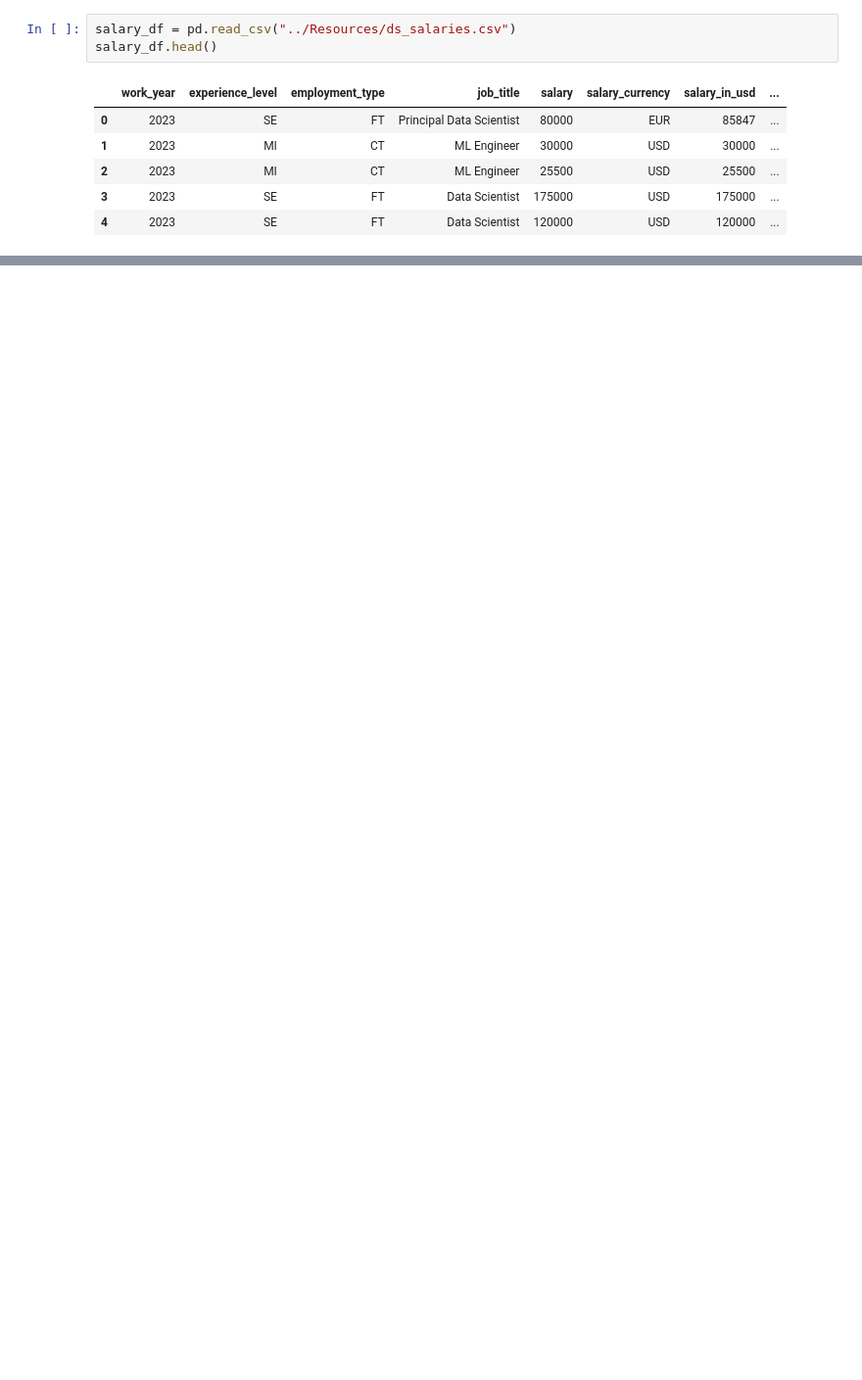
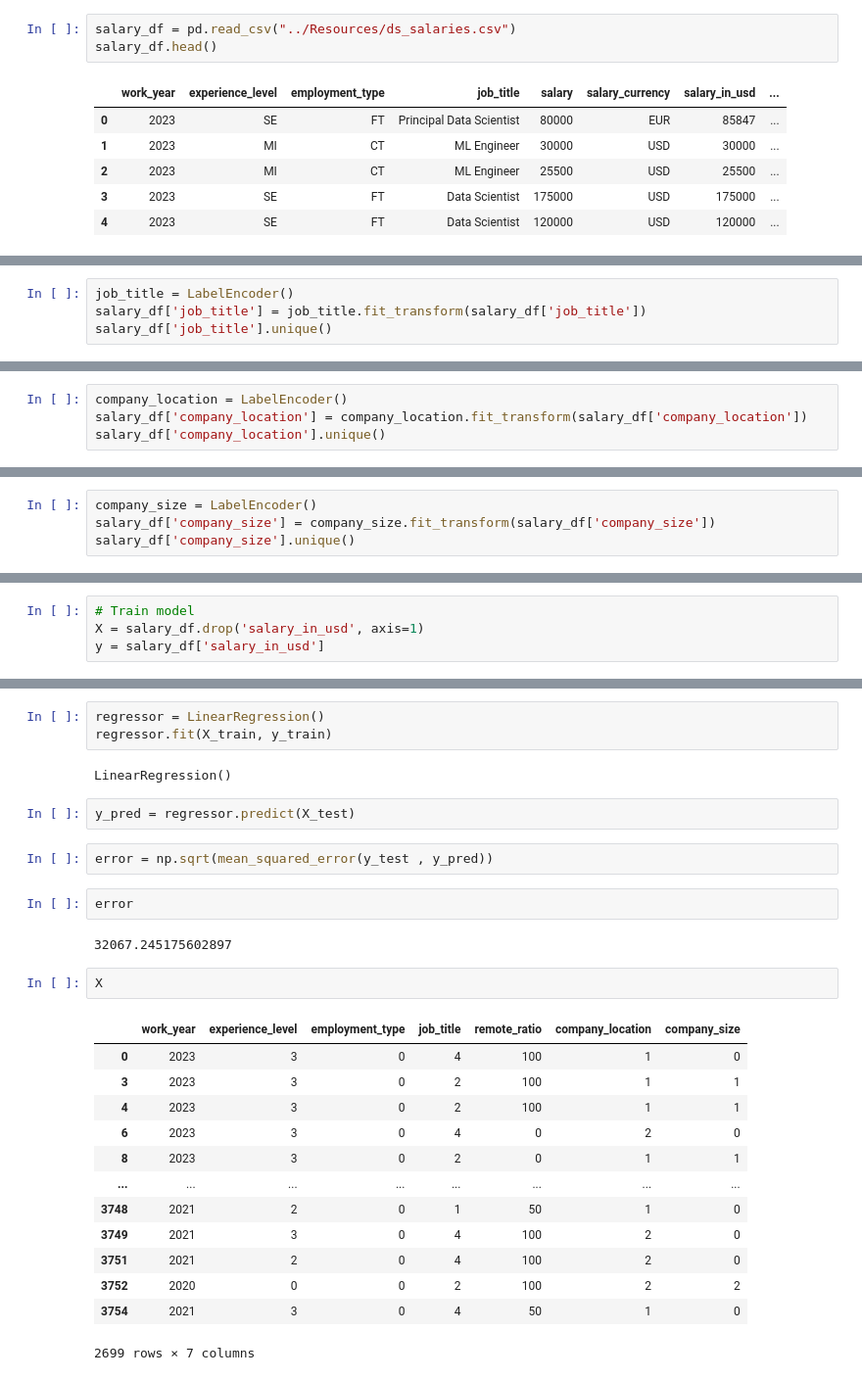
Before and after one commit to PhilipTimothe/Machine-Learning-Project-I, a Jupyter notebook: src/SalaryPrediction.ipynb, the cells around one changed output, grey strips where cells are left out. Shown at 98% size. Saved outputs shown, nothing was run; the diff lists cells and outputs as text; blank space fills up the shorter version.

```diff
--- a/src/SalaryPrediction.ipynb
+++ b/src/SalaryPrediction.ipynb
@@ -26,0 +198,4 @@ KeyError: "['salary'] not found in axis"
+# %%
+job_title = LabelEncoder()
+salary_df['job_title'] = job_title.fit_transform(salary_df['job_title'])
+salary_df['job_title'].unique()
@@ -26,0 +204,4 @@ KeyError: "['salary'] not found in axis"
+# %%
+company_location = LabelEncoder()
+salary_df['company_location'] = company_location.fit_transform(salary_df['company_location'])
+salary_df['company_location'].unique()
@@ -26,0 +210,4 @@ KeyError: "['salary'] not found in axis"
+# %%
+company_size = LabelEncoder()
+salary_df['company_size'] = company_size.fit_transform(salary_df['company_size'])
+salary_df['company_size'].unique()
@@ -26,0 +216,4 @@ KeyError: "['salary'] not found in axis"
+# %%
+# Train model
+X = salary_df.drop('salary_in_usd', axis=1)
+y = salary_df['salary_in_usd']
@@ -26,0 +243,29 @@ KeyError: "['salary'] not found in axis"
+# %%
+regressor = LinearRegression()
+regressor.fit(X_train, y_train)
+# %% [output]
+LinearRegression()
+# %%
+y_pred = regressor.predict(X_test)
+# %%
+error = np.sqrt(mean_squared_error(y_test , y_pred))
+# %%
+error
+# %% [output]
+32067.245175602897
+# %%
+X
+# %% [output]
+|  | work_year | experience_level | employment_type | job_title | remote_ratio | company_location | company_size |
+| 0 | 2023 | 3 | 0 | 4 | 100 | 1 | 0 |
+| 3 | 2023 | 3 | 0 | 2 | 100 | 1 | 1 |
+| 4 | 2023 | 3 | 0 | 2 | 100 | 1 | 1 |
+| 6 | 2023 | 3 | 0 | 4 | 0 | 2 | 0 |
+| 8 | 2023 | 3 | 0 | 2 | 0 | 1 | 1 |
+| ... | ... | ... | ... | ... | ... | ... | ... |
+| 3748 | 2021 | 2 | 0 | 1 | 50 | 1 | 0 |
+| 3749 | 2021 | 3 | 0 | 4 | 100 | 2 | 0 |
+| 3751 | 2021 | 2 | 0 | 4 | 100 | 2 | 0 |
+| 3752 | 2020 | 0 | 0 | 2 | 100 | 2 | 2 |
+| 3754 | 2021 | 3 | 0 | 4 | 50 | 1 | 0 |
+2699 rows × 7 columns
```
Also changed, not shown: parts of 29 cells of this notebook, 3 other files.
